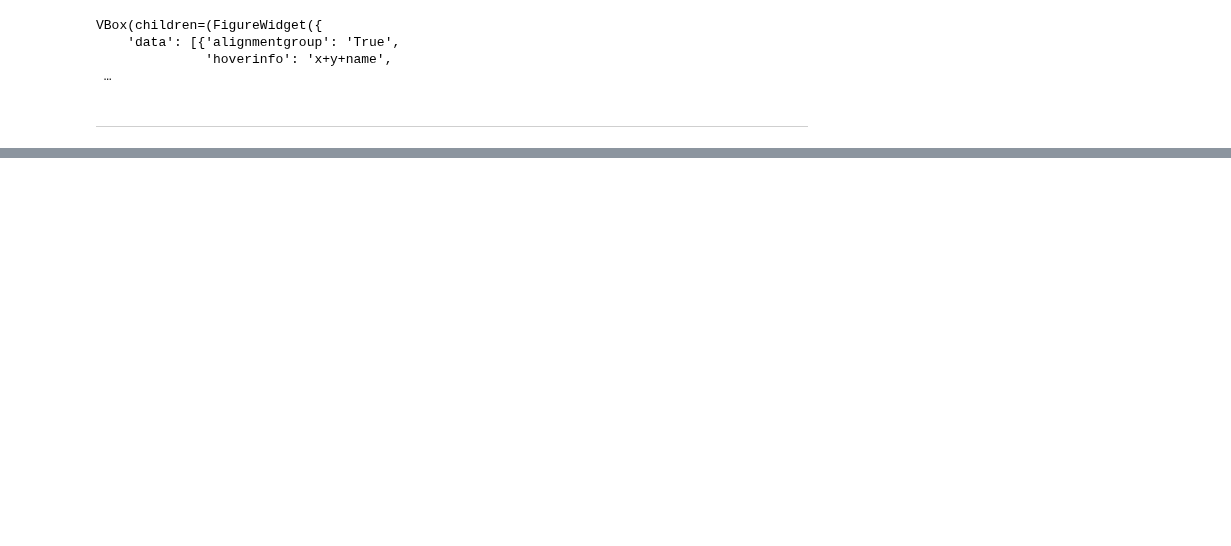
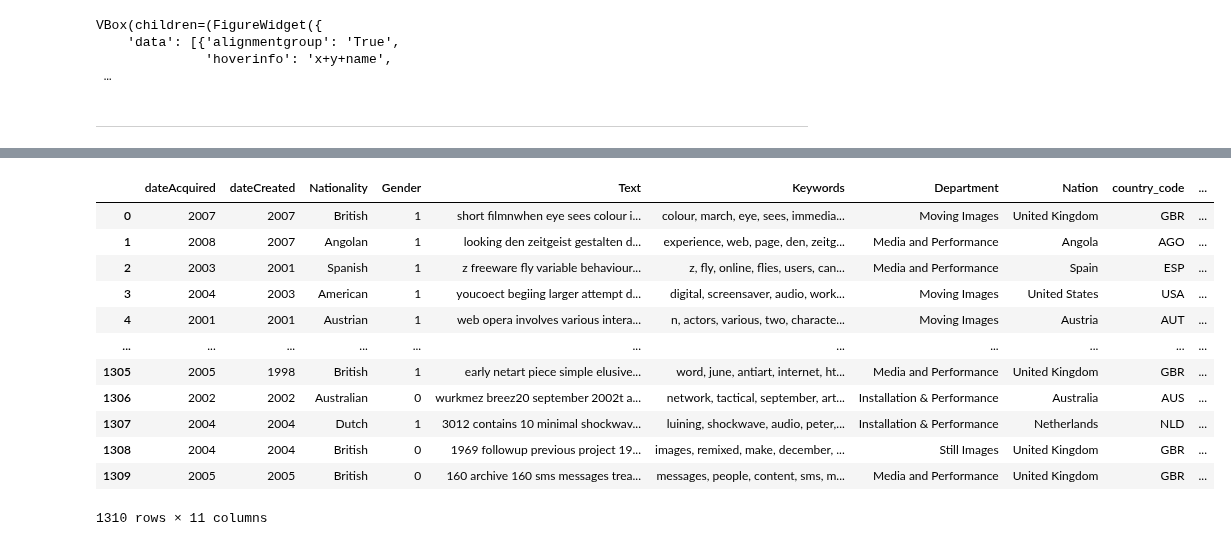
Before and after one commit to laurentfintoni/Net-Art-Rev, a Jupyter notebook: net_art_revolution.ipynb, the cells around one changed output, grey strips where cells are left out. Cells and saved outputs as stored; diff of their text form; code cells hidden in the pictures; blank space fills up the shorter version.

```diff
--- a/net_art_revolution.ipynb
+++ b/net_art_revolution.ipynb
@@ -1609,0 +1744,40 @@ VBox(children=(FigureWidget({
+# %%
+moma_rhz_parallel_both_south = moma_rhz_parallel_both[(moma_rhz_parallel_both['Nationality'] != 'missing') & (moma_rhz_parallel_both['Source'] == 'Rhizome')]
+moma_rhz_parallel_both_south = moma_rhz_parallel_both_south.loc[~moma_rhz_parallel_both_south.Nationality.str.contains('/')]
+moma_rhz_parallel_both_south['country_code'] = moma_rhz_parallel_both_south['country_code'].fillna('missing')
+moma_rhz_parallel_both_south = moma_rhz_parallel_both_south.loc[moma_rhz_parallel_both_south['country_code'] != 'missing']
+moma_rhz_parallel_both_south = moma_rhz_parallel_both_south.reset_index(drop=True)
+# %%
+moma_rhz_parallel_both_south.loc[288, 'Divide'] = 'Global South'
+moma_rhz_parallel_both_south.loc[307, 'Divide'] = 'Global South'
+moma_rhz_parallel_both_south.loc[669, 'Divide'] = 'Global South'
+# %%
+moma_rhz_parallel_both_south = moma_rhz_parallel_both_south.loc[moma_rhz_parallel_both_south['Divide'] == 'Global South']
+moma_rhz_parallel_both_south = moma_rhz_parallel_both_south.loc[moma_rhz_parallel_both_south['Department'] != 'missing']
+moma_rhz_parallel_both_south['Gender'] = moma_rhz_parallel_both_south['Gender'].astype(int)
+
+# Create dimensions
+nat_dim = go.parcats.Dimension(
+    values=moma_rhz_parallel_both_south.Nationality,
+    categoryorder='category ascending', label="Nationality"
+)
+
+dept_dim = go.parcats.Dimension(values=moma_rhz_parallel_both_south.Department, label="Department")
+
+gender_dim = go.parcats.Dimension(
+    values=moma_rhz_parallel_both_south.Gender, label="Gender", categoryarray=[0, 1],
+    ticktext=['Female', 'Male']
+)
+
+# Create parcats trace
+color = moma_rhz_parallel_both_south.Gender;
+colorscale = [[0, 'lightsteelblue'], [1, 'mediumseagreen']];
+
+fig = go.Figure(data = [go.Parcats(dimensions=[gender_dim, dept_dim, nat_dim],
+        line={'color': color, 'colorscale': colorscale},
+        hoveron='color', hoverinfo='count',
+        labelfont={'size': 18, 'family': 'Times'},
+        tickfont={'size': 16, 'family': 'Times'},
+        arrangement='perpendicular')])
+fig.update_layout(height=1000, title="Global South artists by Gender & Nationality across Departments in Rhizome", title_x=0.5)
+fig.show()
@@ -1609,0 +1819,16 @@ VBox(children=(FigureWidget({
+# %%
+moma_rhz_parallel_both_south
+# %% [output]
+|  | dateAcquired | dateCreated | Nationality | Gender | Text | Keywords | Department | Nation | country_code | ... |
+| 0 | 2007 | 2007 | British | 1 | short filmnwhen eye sees colour i... | colour, march, eye, sees, immedia... | Moving Images | United Kingdom | GBR | ... |
+| 1 | 2008 | 2007 | Angolan | 1 | looking den zeitgeist gestalten d... | experience, web, page, den, zeitg... | Media and Performance | Angola | AGO | ... |
+| 2 | 2003 | 2001 | Spanish | 1 | z freeware fly variable behaviour... | z, fly, online, flies, users, can... | Media and Performance | Spain | ESP | ... |
+| 3 | 2004 | 2003 | American | 1 | youcoect begiing larger attempt d... | digital, screensaver, audio, work... | Moving Images | United States | USA | ... |
+| 4 | 2001 | 2001 | Austrian | 1 | web opera involves various intera... | n, actors, various, two, characte... | Moving Images | Austria | AUT | ... |
+| ... | ... | ... | ... | ... | ... | ... | ... | ... | ... | ... |
+| 1305 | 2005 | 1998 | British | 1 | early netart piece simple elusive... | word, june, antiart, internet, ht... | Media and Performance | United Kingdom | GBR | ... |
+| 1306 | 2002 | 2002 | Australian | 0 | wurkmez breez20 september 2002t a... | network, tactical, september, art... | Installation & Performance | Australia | AUS | ... |
+| 1307 | 2004 | 2004 | Dutch | 1 | 3012 contains 10 minimal shockwav... | luining, shockwave, audio, peter,... | Installation & Performance | Netherlands | NLD | ... |
+| 1308 | 2004 | 2004 | British | 0 | 1969 followup previous project 19... | images, remixed, make, december, ... | Still Images | United Kingdom | GBR | ... |
+| 1309 | 2005 | 2005 | British | 0 | 160 archive 160 sms messages trea... | messages, people, content, sms, m... | Media and Performance | United Kingdom | GBR | ... |
+1310 rows × 11 columns
```
Also changed, not shown: parts of 26 cells of this notebook.
